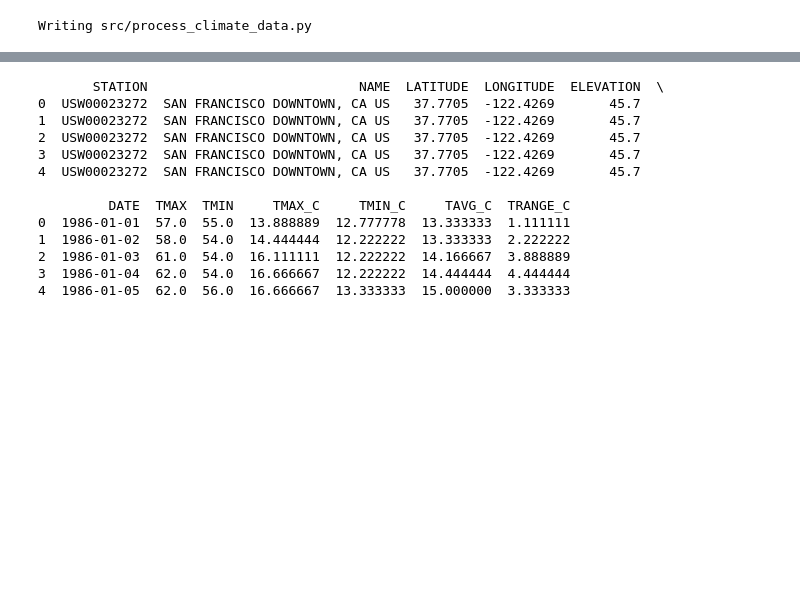
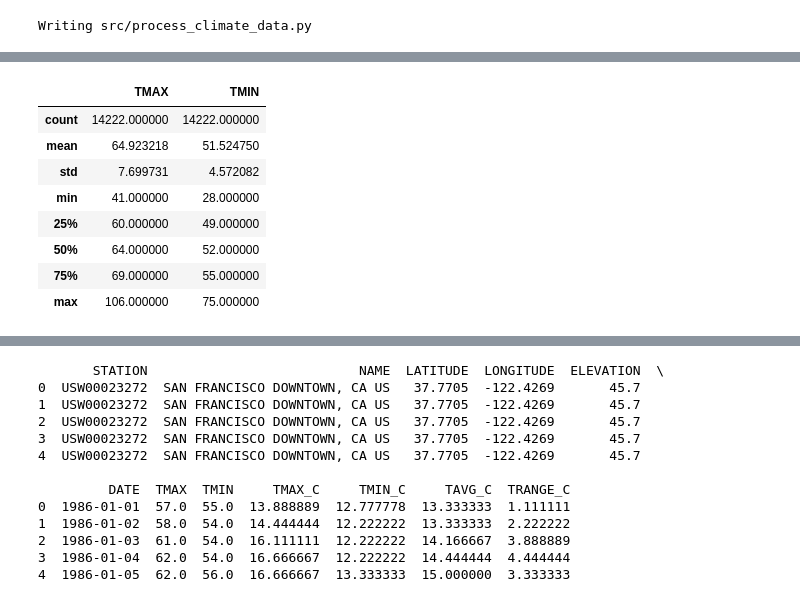
Before and after one commit to TreppLabs/ClimateChroma, a Jupyter notebook: Untitled.ipynb, the cells around one changed output, grey strips where cells are left out. Cells and saved outputs as stored; diff of their text form; code cells hidden in the pictures; blank space fills up the shorter version.

```diff
--- a/Untitled.ipynb
+++ b/Untitled.ipynb
@@ -185,0 +209,13 @@ Writing src/process_climate_data.py
+# %%
+# Summary statistics for TMAX and TMIN
+processed_data[['TMAX', 'TMIN']].describe()
+# %% [output]
+|  | TMAX | TMIN |
+| count | 14222.000000 | 14222.000000 |
+| mean | 64.923218 | 51.524750 |
+| std | 7.699731 | 4.572082 |
+| min | 41.000000 | 28.000000 |
+| 25% | 60.000000 | 49.000000 |
+| 50% | 64.000000 | 52.000000 |
+| 75% | 69.000000 | 55.000000 |
+| max | 106.000000 | 75.000000 |
```
Also changed, not shown: parts of 11 cells of this notebook, 3 other files.
